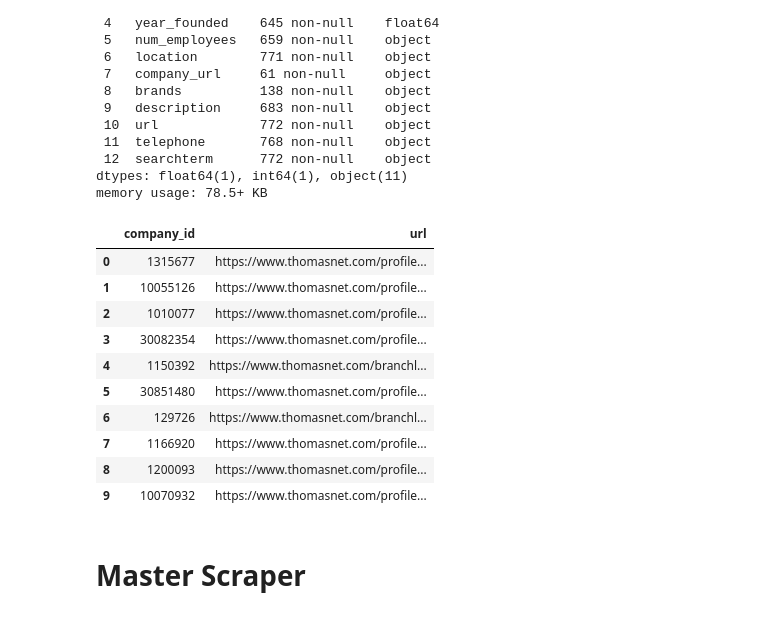
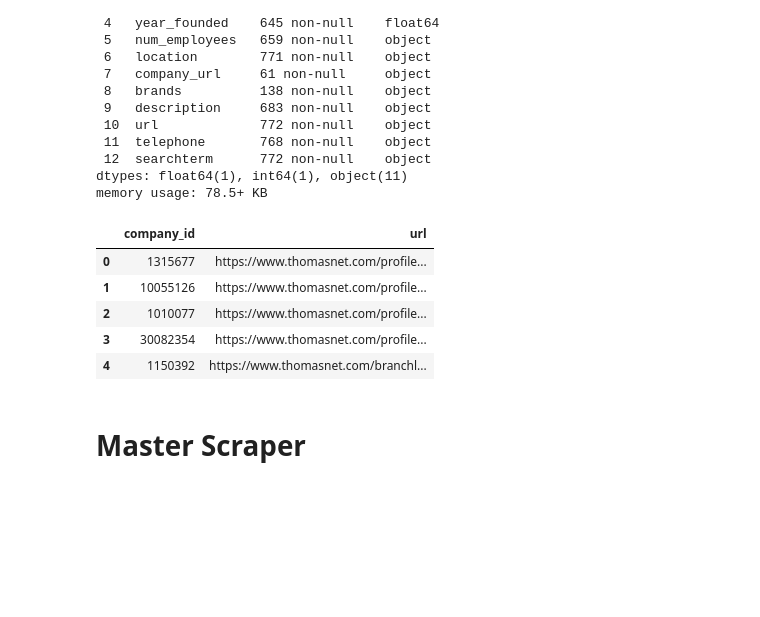
Before and after one commit to KayvanShah1/thomasnet-scraper, a Jupyter notebook: notebooks/thomas.ipynb, the cells around one changed output. Saved outputs shown, nothing was run; the diff lists cells and outputs as text; code cells hidden in the pictures; blank space fills up the shorter version.

```diff
--- a/notebooks/thomas.ipynb
+++ b/notebooks/thomas.ipynb
@@ -187,19 +187,14 @@ dtypes: float64(1), int64(1), object(11)
 memory usage: 78.5+ KB
 # %%
 ref_urls = meta.loc[:,['company_id','url']]
-ref_urls.head(10)
+ref_urls.head()
 # %% [output]
 |  | company_id | url |
 | 0 | 1315677 | https://www.thomasnet.com/profile... |
 | 1 | 10055126 | https://www.thomasnet.com/profile... |
 | 2 | 1010077 | https://www.thomasnet.com/profile... |
 | 3 | 30082354 | https://www.thomasnet.com/profile... |
 | 4 | 1150392 | https://www.thomasnet.com/branchl... |
-| 5 | 30851480 | https://www.thomasnet.com/profile... |
-| 6 | 129726 | https://www.thomasnet.com/branchl... |
-| 7 | 1166920 | https://www.thomasnet.com/profile... |
-| 8 | 1200093 | https://www.thomasnet.com/profile... |
-| 9 | 10070932 | https://www.thomasnet.com/profile... |
 # %% [markdown]
 # Master Scraper
 # %%
```
Also changed, not shown: parts of 4 cells of this notebook, 3 other files.
